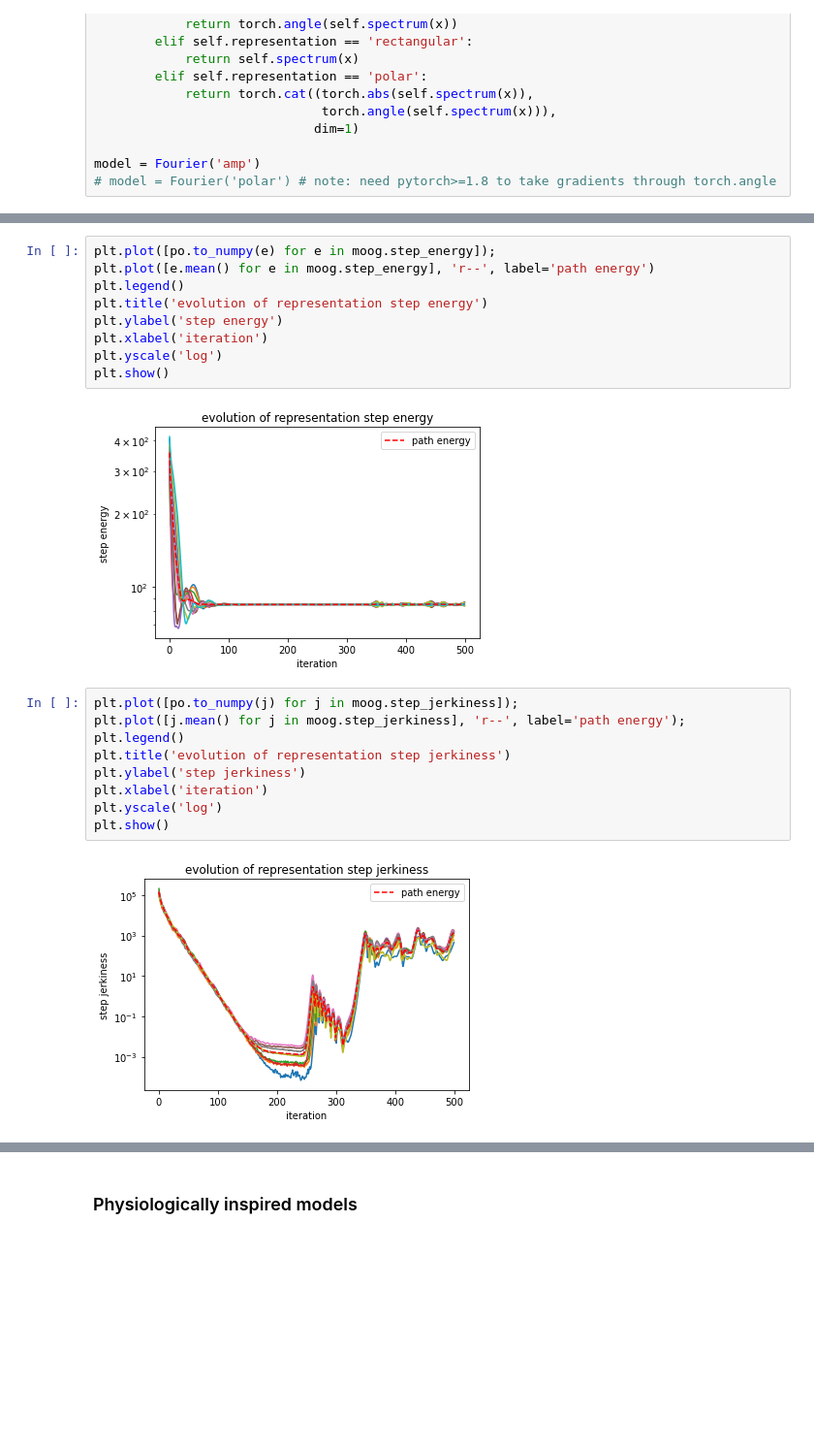
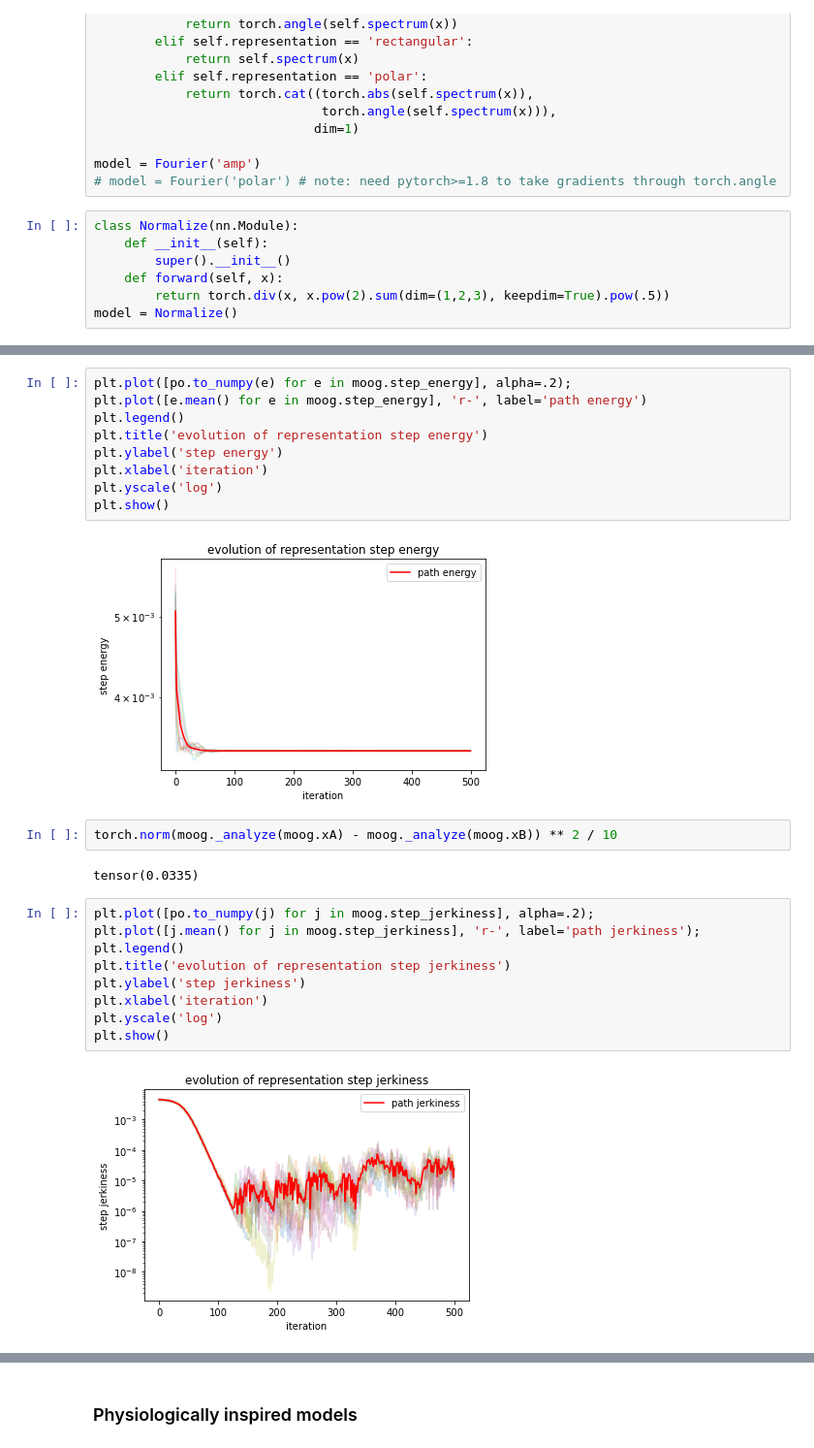
Before and after one commit to plenoptic-org/plenoptic, a Jupyter notebook: examples/05_Geodesics.ipynb, the cells around one changed output, grey strips where cells are left out. Shown at 97% size. Drawn from its saved outputs; the diff is of its cells as text; blank space fills up the shorter version.

Commit message:
playing with path jerkiness idea - more cleaning and testing necessary

```diff
--- a/examples/05_Geodesics.ipynb
+++ b/examples/05_Geodesics.ipynb
@@ -84,6 +84,13 @@ class Fourier(nn.Module):
 
 model = Fourier('amp')
 # model = Fourier('polar') # note: need pytorch>=1.8 to take gradients through torch.angle
+# %%
+class Normalize(nn.Module):
+    def __init__(self):
+        super().__init__()
+    def forward(self, x):
+        return torch.div(x, x.pow(2).sum(dim=(1,2,3), keepdim=True).pow(.5))
+model = Normalize()
 # %%
 n_steps = len(video)-1
 moog = po.synth.Geodesic(imgA, imgB, model, n_steps, init='bridge')
@@ -97,6 +104,6 @@ moog.plot_distance_from_line(vid);
 # %%
-plt.plot([po.to_numpy(e) for e in moog.step_energy]);
-plt.plot([e.mean() for e in moog.step_energy], 'r--', label='path energy')
+plt.plot([po.to_numpy(e) for e in moog.step_energy], alpha=.2);
+plt.plot([e.mean() for e in moog.step_energy], 'r-', label='path energy')
 plt.legend()
 plt.title('evolution of representation step energy')
 plt.ylabel('step energy')
@@ -104,15 +111,19 @@ plt.xlabel('iteration')
 plt.yscale('log')
 plt.show()
 # %% [output]
-[figure, old version]
+[figure, new version]
+# %%
+torch.norm(moog._analyze(moog.xA) - moog._analyze(moog.xB)) ** 2 / 10
+# %% [output]
+tensor(0.0335)
 # %%
-plt.plot([po.to_numpy(j) for j in moog.step_jerkiness]);
-plt.plot([j.mean() for j in moog.step_jerkiness], 'r--', label='path energy');
+plt.plot([po.to_numpy(j) for j in moog.step_jerkiness], alpha=.2);
+plt.plot([j.mean() for j in moog.step_jerkiness], 'r-', label='path jerkiness');
 plt.legend()
 plt.title('evolution of representation step jerkiness')
 plt.ylabel('step jerkiness')
 plt.xlabel('iteration')
 plt.yscale('log')
 plt.show()
 # %% [output]
-[figure, old version]
+[figure, new version]
```
Also changed, not shown: parts of 29 cells of this notebook, 4 other files.
